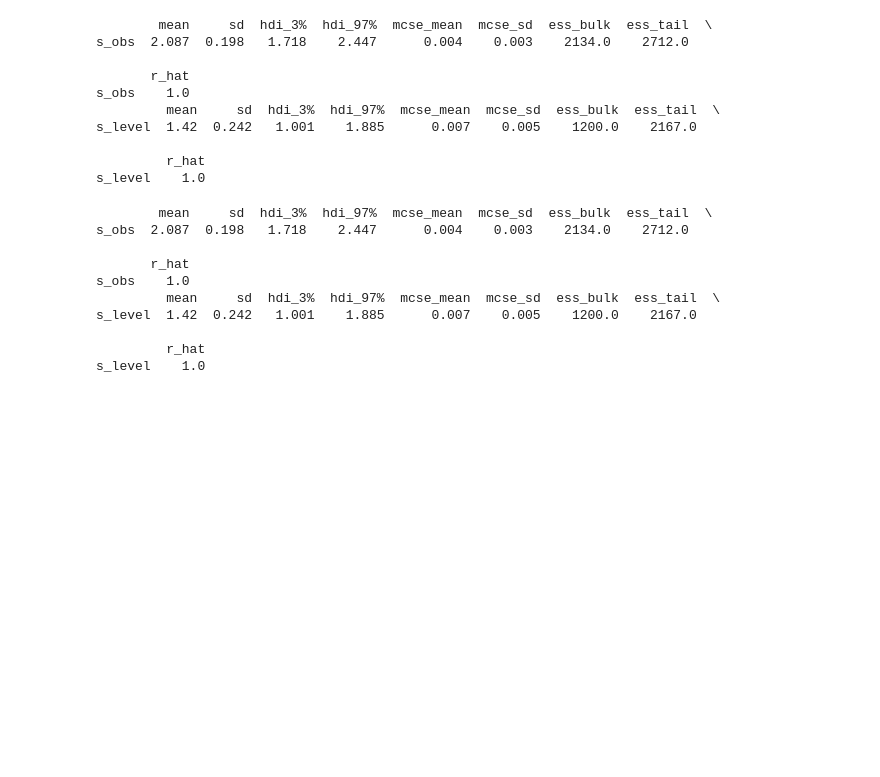
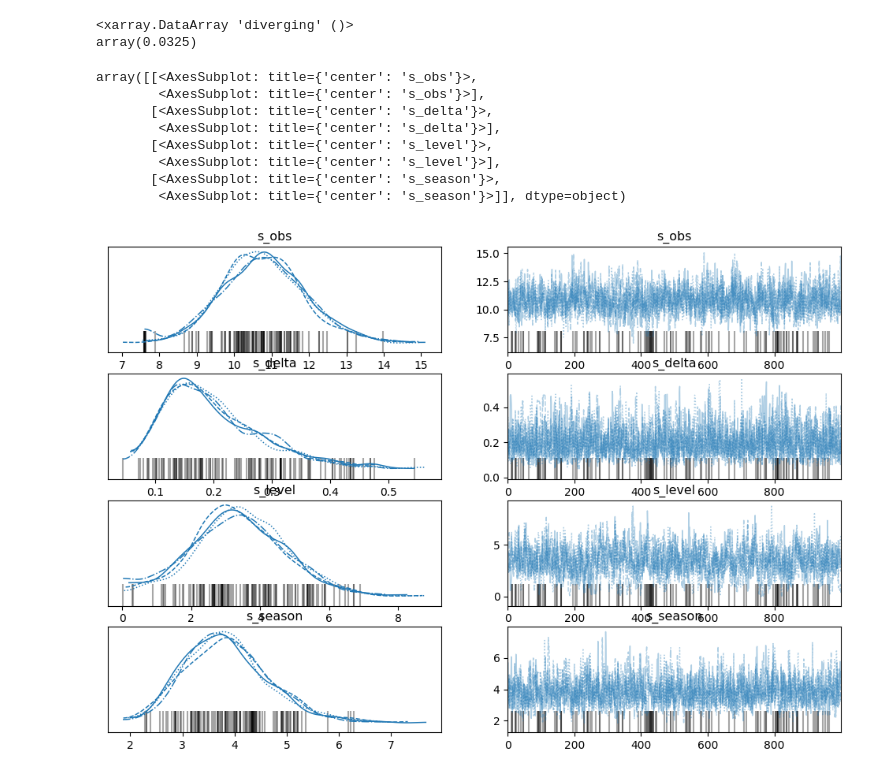
Before and after one commit to woejozney/state-space-examples, a Jupyter notebook: local-level-stan/local-level-stan.ipynb, the cells around one changed output. Drawn from its saved outputs; the diff is of its cells as text; code cells hidden in the pictures; blank space fills up the shorter version.

```diff
--- a/local-level-stan/local-level-stan.ipynb
+++ b/local-level-stan/local-level-stan.ipynb
@@ -145,28 +379,17 @@ fitsum
-# %%
-print(fitsum['s_obs':'s_obs'])
-print(fitsum['s_level':'s_level'])
-# %% [output]
-        mean     sd  hdi_3%  hdi_97%  mcse_mean  mcse_sd  ess_bulk  ess_tail  \
-s_obs  2.087  0.198   1.718    2.447      0.004    0.003    2134.0    2712.0
-
-       r_hat
-s_obs    1.0
-         mean     sd  hdi_3%  hdi_97%  mcse_mean  mcse_sd  ess_bulk  ess_tail  \
-s_level  1.42  0.242   1.001    1.885      0.007    0.005    1200.0    2167.0
-
-         r_hat
-s_level    1.0
-# %%
-print(fitsum['s_obs':'s_obs'])
-print(fitsum['s_level':'s_level'])
-# %% [output]
-        mean     sd  hdi_3%  hdi_97%  mcse_mean  mcse_sd  ess_bulk  ess_tail  \
-s_obs  2.087  0.198   1.718    2.447      0.004    0.003    2134.0    2712.0
-
-       r_hat
-s_obs    1.0
-         mean     sd  hdi_3%  hdi_97%  mcse_mean  mcse_sd  ess_bulk  ess_tail  \
-s_level  1.42  0.242   1.001    1.885      0.007    0.005    1200.0    2167.0
-
-         r_hat
-s_level    1.0
+# %%
+np.mean(idata.sample_stats['diverging'])
+# %% [output]
+<xarray.DataArray 'diverging' ()>
+array(0.0325)
+# %%
+az.plot_trace(idata, var_names=("s_obs", "s_delta", "s_level", "s_season"))
+# %% [output]
+array([[<AxesSubplot: title={'center': 's_obs'}>,
+        <AxesSubplot: title={'center': 's_obs'}>],
+       [<AxesSubplot: title={'center': 's_delta'}>,
+        <AxesSubplot: title={'center': 's_delta'}>],
+       [<AxesSubplot: title={'center': 's_level'}>,
+        <AxesSubplot: title={'center': 's_level'}>],
+       [<AxesSubplot: title={'center': 's_season'}>,
+        <AxesSubplot: title={'center': 's_season'}>]], dtype=object)
+[figure, added]
```
Also changed, not shown: parts of 16 cells of this notebook, 5 other files.
